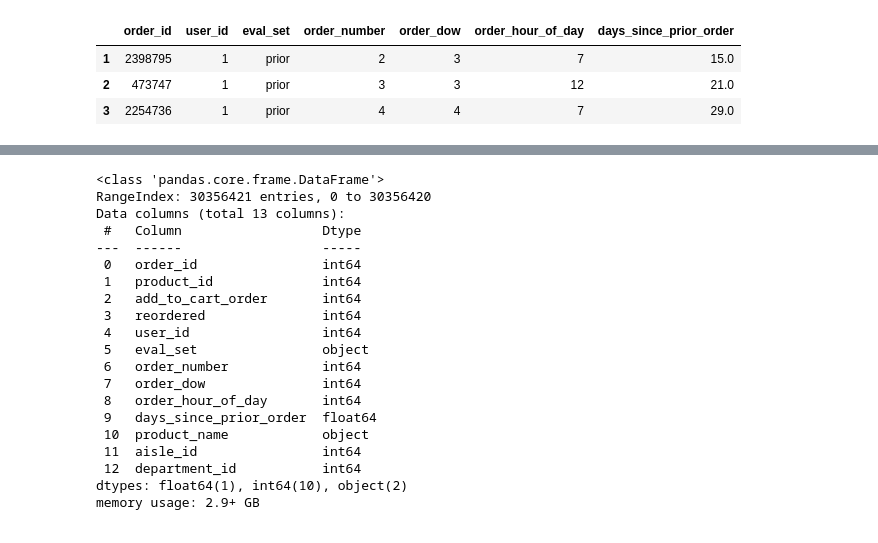
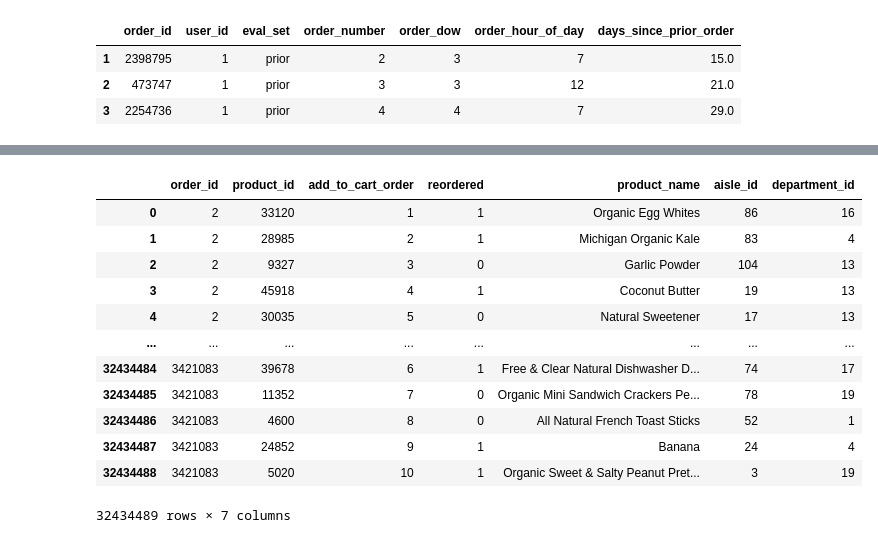
Before and after one commit to kithulovali/instacart-eda, a Jupyter notebook: notebooks/instacart-eda.ipynb, the cells around one changed output, grey strips where cells are left out. Cells and saved outputs as stored; diff of their text form; code cells hidden in the pictures.

```diff
--- a/notebooks/instacart-eda.ipynb
+++ b/notebooks/instacart-eda.ipynb
@@ -254,23 +275,16 @@ df_order_products__prior = order_products__prior.merge(orders)
 # %%
-df_order_products__prior.merge(products).info()
+order_products__prior.merge(products).info()
 # %% [output]
+|  | order_id | product_id | add_to_cart_order | reordered | product_name | aisle_id | department_id |
+| 0 | 2 | 33120 | 1 | 1 | Organic Egg Whites | 86 | 16 |
+| 1 | 2 | 28985 | 2 | 1 | Michigan Organic Kale | 83 | 4 |
+| 2 | 2 | 9327 | 3 | 0 | Garlic Powder | 104 | 13 |
+| 3 | 2 | 45918 | 4 | 1 | Coconut Butter | 19 | 13 |
+| 4 | 2 | 30035 | 5 | 0 | Natural Sweetener | 17 | 13 |
+| ... | ... | ... | ... | ... | ... | ... | ... |
+| 32434484 | 3421083 | 39678 | 6 | 1 | Free & Clear Natural Dishwasher D... | 74 | 17 |
+| 32434485 | 3421083 | 11352 | 7 | 0 | Organic Mini Sandwich Crackers Pe... | 78 | 19 |
+| 32434486 | 3421083 | 4600 | 8 | 0 | All Natural French Toast Sticks | 52 | 1 |
+| 32434487 | 3421083 | 24852 | 9 | 1 | Banana | 24 | 4 |
+| 32434488 | 3421083 | 5020 | 10 | 1 | Organic Sweet & Salty Peanut Pret... | 3 | 19 |
-<class 'pandas.core.frame.DataFrame'>
-RangeIndex: 30356421 entries, 0 to 30356420
-Data columns (total 13 columns):
- #   Column                  Dtype
----  ------                  -----
- 0   order_id                int64
- 1   product_id              int64
- 2   add_to_cart_order       int64
- 3   reordered               int64
- 4   user_id                 int64
- 5   eval_set                object
- 6   order_number            int64
- 7   order_dow               int64
- 8   order_hour_of_day       int64
- 9   days_since_prior_order  float64
- 10  product_name            object
- 11  aisle_id                int64
- 12  department_id           int64
-dtypes: float64(1), int64(10), object(2)
-memory usage: 2.9+ GB
+32434489 rows × 7 columns
```
Also changed, not shown: parts of 5 cells of this notebook.
